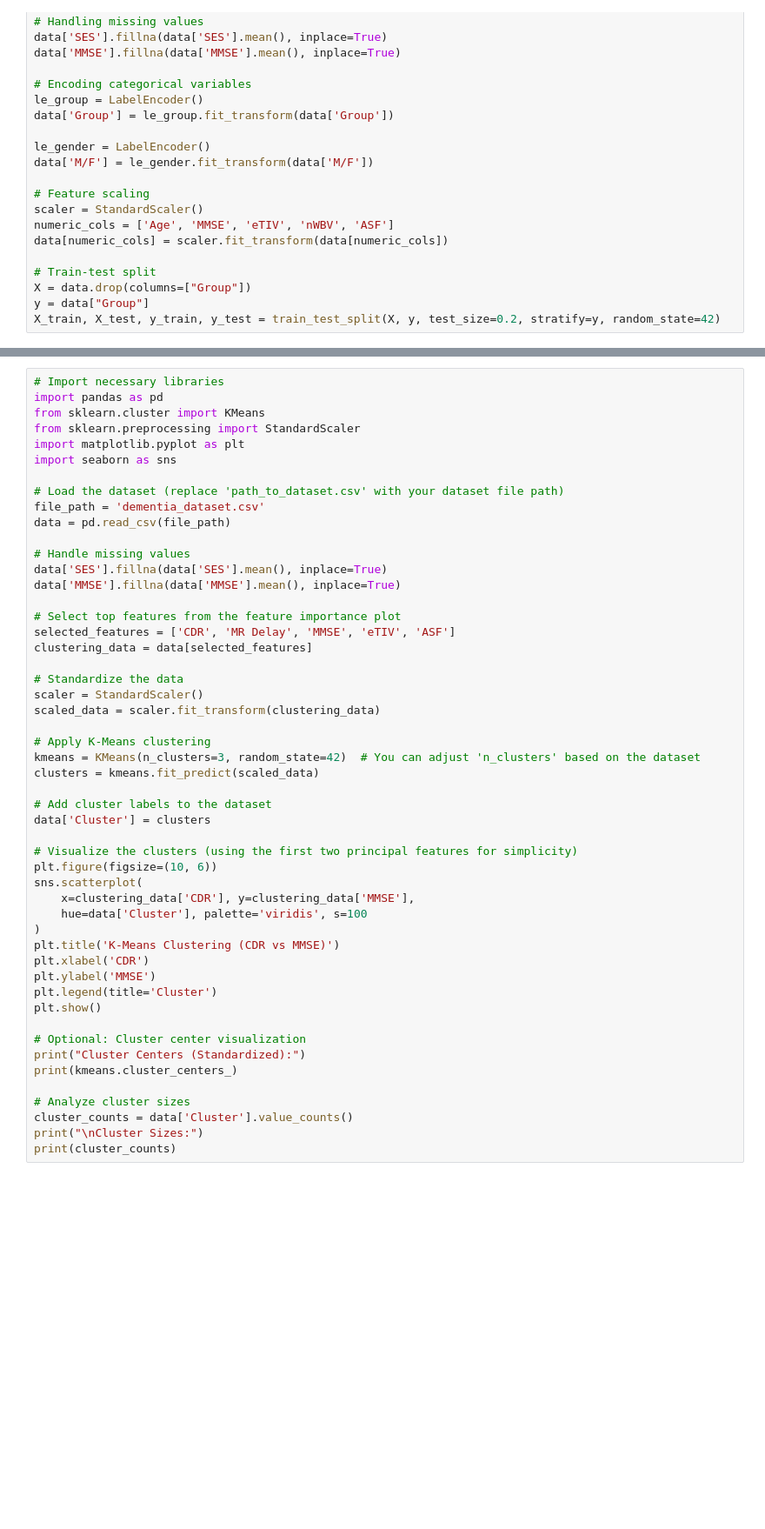
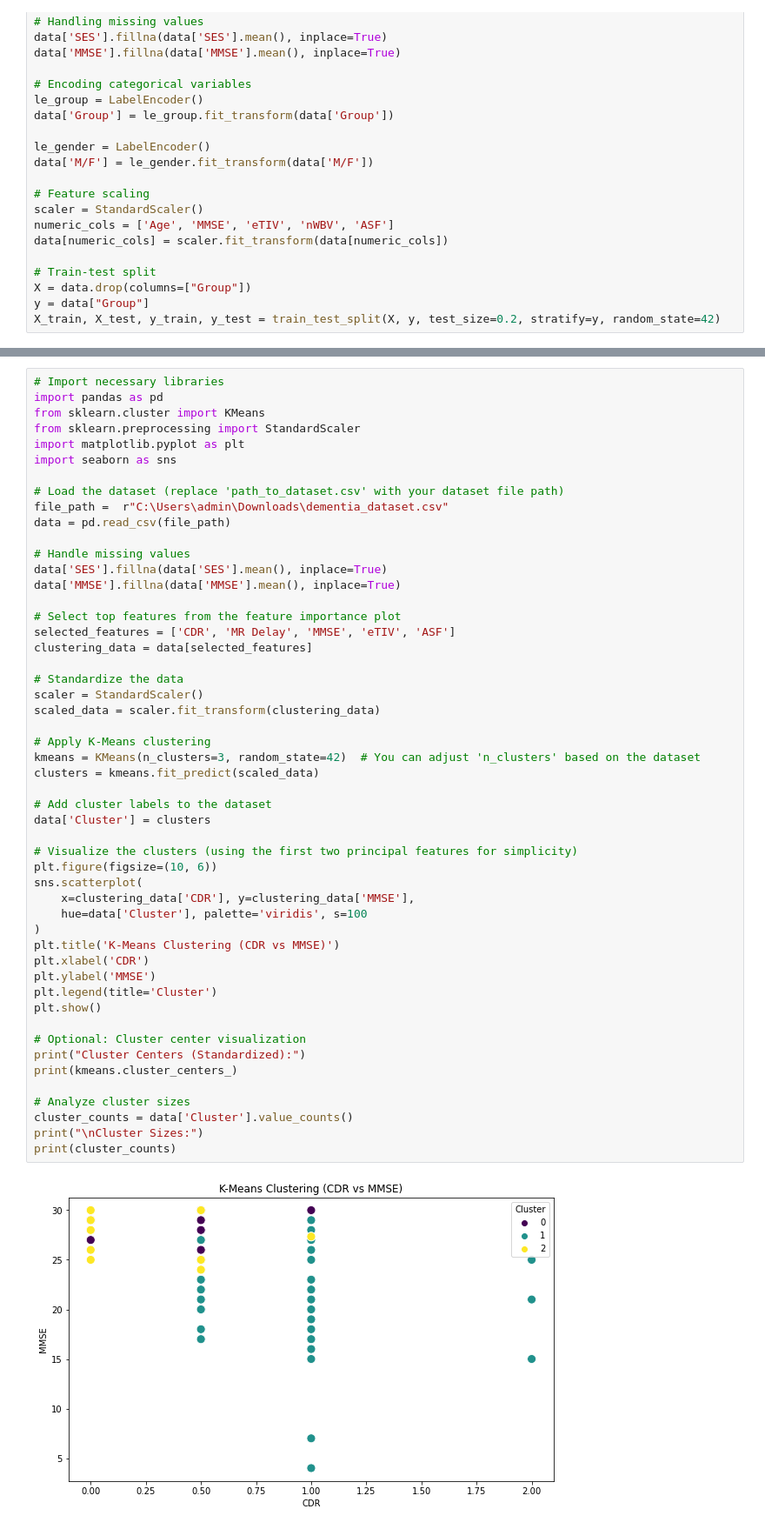
Before and after one commit to gentleanu/DEMENTIA-TREATMENT, a Jupyter notebook: Dementia_Analysis.ipynb, the cells around one changed output, grey strips where cells are left out. Shown at 87% size. Drawn from its saved outputs; the diff is of its cells as text; blank space fills up the shorter version.

```diff
--- a/Dementia_Analysis.ipynb
+++ b/Dementia_Analysis.ipynb
@@ -105,7 +147,7 @@ import matplotlib.pyplot as plt
 import seaborn as sns
 
 # Load the dataset (replace 'path_to_dataset.csv' with your dataset file path)
-file_path = 'dementia_dataset.csv'
+file_path =  r"C:\Users\admin\Downloads\dementia_dataset.csv"
 data = pd.read_csv(file_path)
 
 # Handle missing values
@@ -120,30 +162,32 @@ clustering_data = data[selected_features]
 scaler = StandardScaler()
 scaled_data = scaler.fit_transform(clustering_data)
 
 # Apply K-Means clustering
 kmeans = KMeans(n_clusters=3, random_state=42)  # You can adjust 'n_clusters' based on the dataset
 clusters = kmeans.fit_predict(scaled_data)
 
 # Add cluster labels to the dataset
 data['Cluster'] = clusters
 
 # Visualize the clusters (using the first two principal features for simplicity)
 plt.figure(figsize=(10, 6))
 sns.scatterplot(
     x=clustering_data['CDR'], y=clustering_data['MMSE'],
     hue=data['Cluster'], palette='viridis', s=100
 )
 plt.title('K-Means Clustering (CDR vs MMSE)')
 plt.xlabel('CDR')
 plt.ylabel('MMSE')
 plt.legend(title='Cluster')
 plt.show()
 
 # Optional: Cluster center visualization
 print("Cluster Centers (Standardized):")
 print(kmeans.cluster_centers_)
 
 # Analyze cluster sizes
 cluster_counts = data['Cluster'].value_counts()
 print("\nCluster Sizes:")
 print(cluster_counts)
+# %% [output]
+[figure, added]
```
Also changed, not shown: parts of 4 cells of this notebook.
